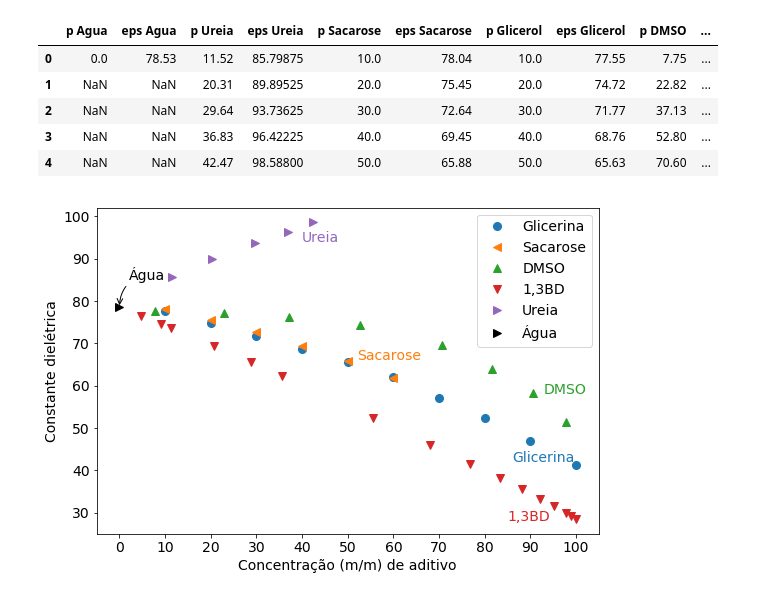
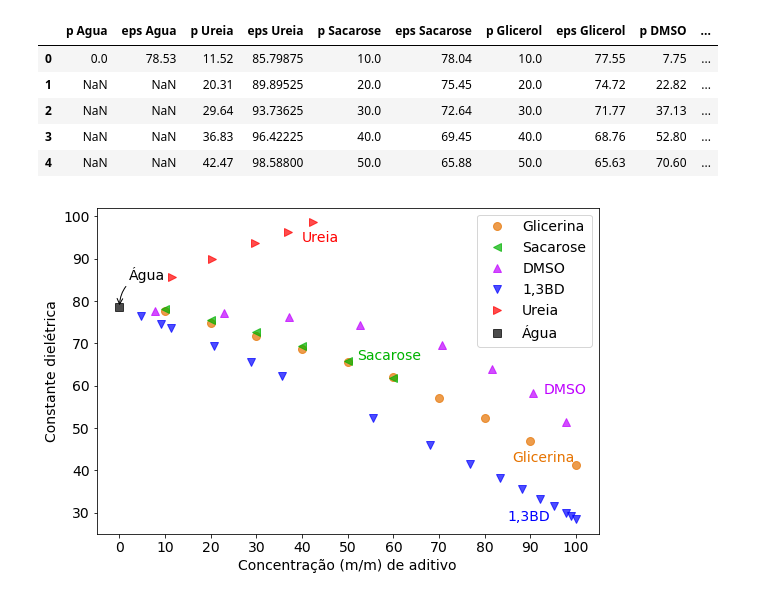
Before and after one commit to KarlClinckspoor/Tese, a Jupyter notebook: imagens/notebooks/Propriedades dos aditivos.ipynb, the cells around one changed output. Drawn from its saved outputs; the diff is of its cells as text; code cells hidden in the pictures.

```diff
--- a/imagens/notebooks/Propriedades dos aditivos.ipynb
+++ b/imagens/notebooks/Propriedades dos aditivos.ipynb
@@ -24,4 +24,6 @@ simbolos_mpl = ['o', '<', '>', '^', 'v', 'd', '*', 'p', '+', 'h', 'D', 'D']
 simbolos_conc = {conc:simb for conc, simb in zip(np.arange(5, 65, 5), simbolos_mpl)}
 simbolos_conc[0] = 's'
 simbolos_conc[1] = 's'
-simbolos_conc
+
+Cores = {'Água':'k', 'Glicerol':'#e67300', 'Sacarose':'#00b300',
+         'Ureia':'#ff0000', '13BD':'#0000ff', 'DMSO':'#bf00ff'}
@@ -77,6 +64,7 @@ n_nomes.sort(key = find_comp)
 ps = indice_refrac[p_nomes]
 ns = indice_refrac[n_nomes]
 # %%
+mpl.rcParams.update({'font.size': 14, 'text.usetex':False})
 fig, ax = plt.subplots(1, 1, figsize=(9,6))
 for p, n in zip(ps, ns):
     if 'sucralose' in p:
@@ -84,11 +72,11 @@ for p, n in zip(ps, ns):
     if 'Água' in p or 'Agua' in p:
         continue
     comp = p.split(' ')[0]
-    ax.plot(ps[p], ns[n], markersize=def_markersize, linewidth=0, color=f"C{preferences[comp]-1}",
-           marker=Simbolos[comp], label=dict_nomes[comp])
+    ax.plot(ps[p], ns[n], markersize=def_markersize, linewidth=0, color=Cores[comp],
+           marker=Simbolos[comp], label=dict_nomes[comp], alpha=0.7)
 
 ax.plot(ps['Água p'], ns['Água n'], markersize=def_markersize, linewidth=0, color='k',
-           marker=Simbolos[comp], label='Água')
+           marker='s', label='Água', alpha=0.7)
 
 
 ax.set(xlabel='Concentração (m/m) de aditivo', ylabel='Índice de refração')
@@ -102,11 +90,11 @@ height_difference = max_y - min_y
 match_difference = match - min_y
 percentage = match_difference / height_difference
 
-ax.axvline(x=64, ymax=percentage, linestyle='--', color='C0')  # Glicerina
-ax.axvline(x=50, ymax=percentage, linestyle='--', color='C1')  # Sacarose
-ax.axvline(x=57, ymax=percentage, linestyle='--', color='C2')  # DMSO
+ax.axvline(x=64, ymax=percentage, linestyle='--', color=Cores['Glicerol'])  # Glicerina
+ax.axvline(x=50, ymax=percentage, linestyle='--', color=Cores['Sacarose'])  # Sacarose
+ax.axvline(x=57, ymax=percentage, linestyle='--', color=Cores['DMSO'])  # DMSO
 #ax.axvline(x=64, ymax=percentage, linestyle='--', color='C0')  # Ureia
-ax.axvline(x=77.19, ymax=percentage, linestyle='--', color='C3')  # 1,3BD
+ax.axvline(x=77.19, ymax=percentage, linestyle='--', color=Cores['13BD'])  # 1,3BD
 
 min_x, max_x = ax.get_xlim()
 conc_difference = max_x - min_x
@@ -115,11 +103,11 @@ percentage_c = match_c_difference / conc_difference
 ax.axhline(y=match, xmax=percentage_c, linestyle='--', color='k')
 
 ax.legend()
-ax.text(84, 1.44, s='Glicerina', color='C0')
-ax.text(65, 1.49, s='Sacarose', color='C1')
-ax.text(76, 1.46, s='DMSO', color='C2')
-ax.text(82, 1.42, s='1,3BD', color='C3')
-ax.text(32, 1.40, s='Ureia', color='C4')
+ax.text(84, 1.44, s='Glicerina', color=Cores['Glicerol'])
+ax.text(65, 1.49, s='Sacarose', color=Cores['Sacarose'])
+ax.text(76, 1.46, s='DMSO', color=Cores['DMSO'])
+ax.text(82, 1.42, s='1,3BD', color=Cores['13BD'])
+ax.text(32, 1.40, s='Ureia', color=Cores['Ureia'])
 #ax.text(10, 1.335, s='Água', color='k')
 ax.annotate(text='Água', xy=(ps.iloc[0,0], ns.iloc[0,0]), xytext=(2, 1.355),
             arrowprops={'arrowstyle':'->', 'connectionstyle':'arc3, rad=+.4' , 'color':'k'})
@@ -155,29 +143,29 @@ epss = cte_dieletrica[eps_nomes]
 # %%
 
 fig, ax = plt.subplots(1, 1, figsize=(9,6))
 for p, eps in zip(p2s, epss):
     if 'Água' in p or 'Agua' in p:
         continue
     comp = p.split(' ')[1]
-    ax.plot(p2s[p], epss[eps], markersize=def_markersize, linewidth=0, color=f"C{preferences[comp]-1}",
-           marker=Simbolos[comp], label=dict_nomes[comp])
+    ax.plot(p2s[p], epss[eps], markersize=def_markersize, linewidth=0, color=Cores[comp],
+           marker=Simbolos[comp], label=dict_nomes[comp], alpha=0.7)
 
 ax.plot(p2s['p Agua'], epss['eps Agua'], markersize=def_markersize, linewidth=0, color='k',
-           marker=Simbolos[comp], label='Água')
+           marker='s', label='Água', alpha=0.7)
 
 ax.set_xticks(np.arange(0, 110, 10))
 
 ax.set(xlabel='Concentração (m/m) de aditivo', ylabel='Constante dielétrica')
 
 ax.legend()
-ax.text(86, 42, s='Glicerina', color='C0')
-ax.text(52, 66, s='Sacarose', color='C1')
-ax.text(93, 58, s='DMSO', color='C2')
-ax.text(85, 28, s='1,3BD', color='C3')
-ax.text(40, 94, s='Ureia', color='C4')
+ax.text(86, 42, s='Glicerina', color=Cores['Glicerol'])
+ax.text(52, 66, s='Sacarose', color=Cores['Sacarose'])
+ax.text(93, 58, s='DMSO', color=Cores['DMSO'])
+ax.text(85, 28, s='1,3BD', color=Cores['13BD'])
+ax.text(40, 94, s='Ureia', color=Cores['Ureia'])
 ax.annotate(text='Água', xy=(p2s.iloc[0,0], epss.iloc[0,0]), xytext=(2, 85),
             arrowprops={'arrowstyle':'->', 'connectionstyle':'arc3, rad=+.4' , 'color':'k'})
 
 fig.savefig(r'../propriedades/cte_dieletrica.pdf')
 # %% [output]
-[figure, old version]
+[figure, new version]
```
Also changed, not shown: parts of 10 cells of this notebook, 33 other files.
